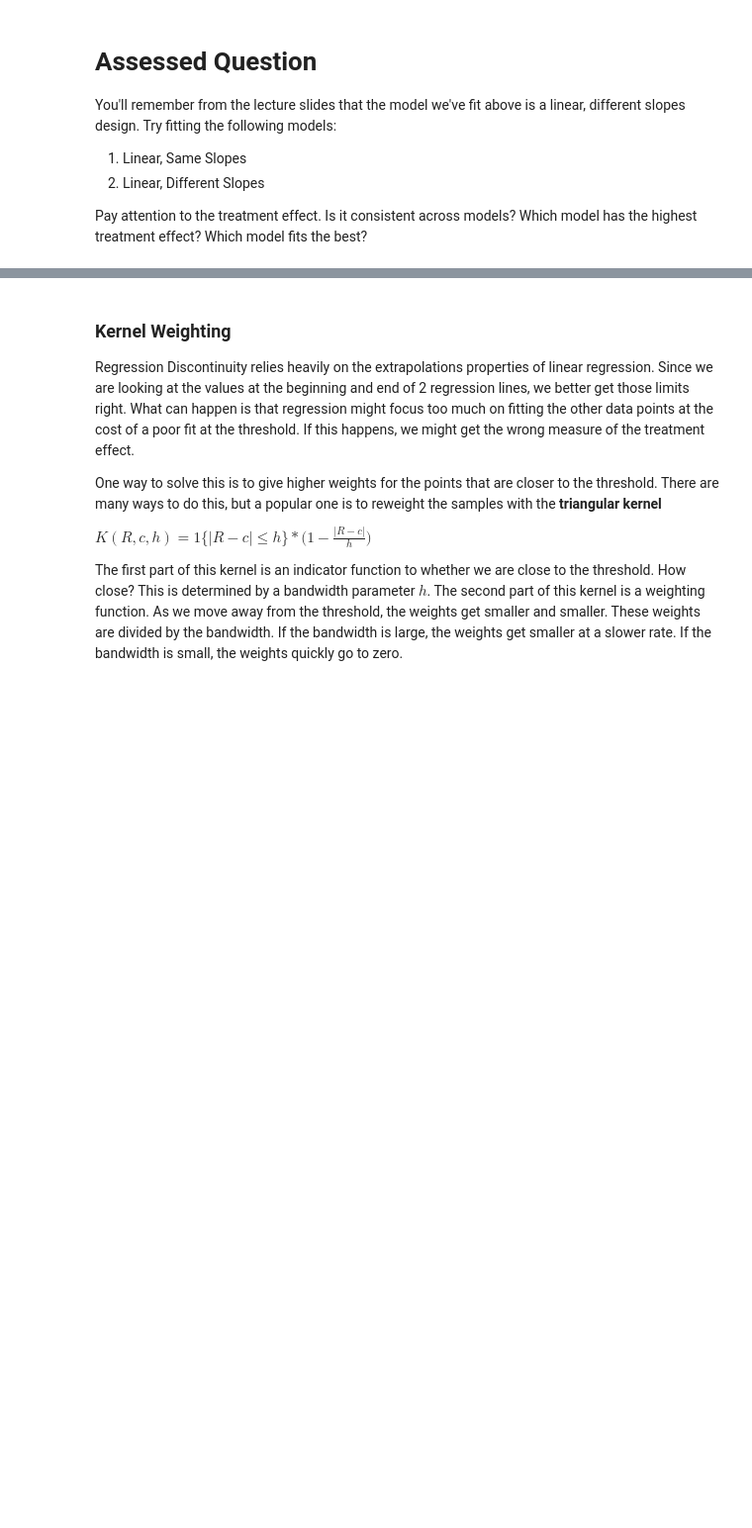
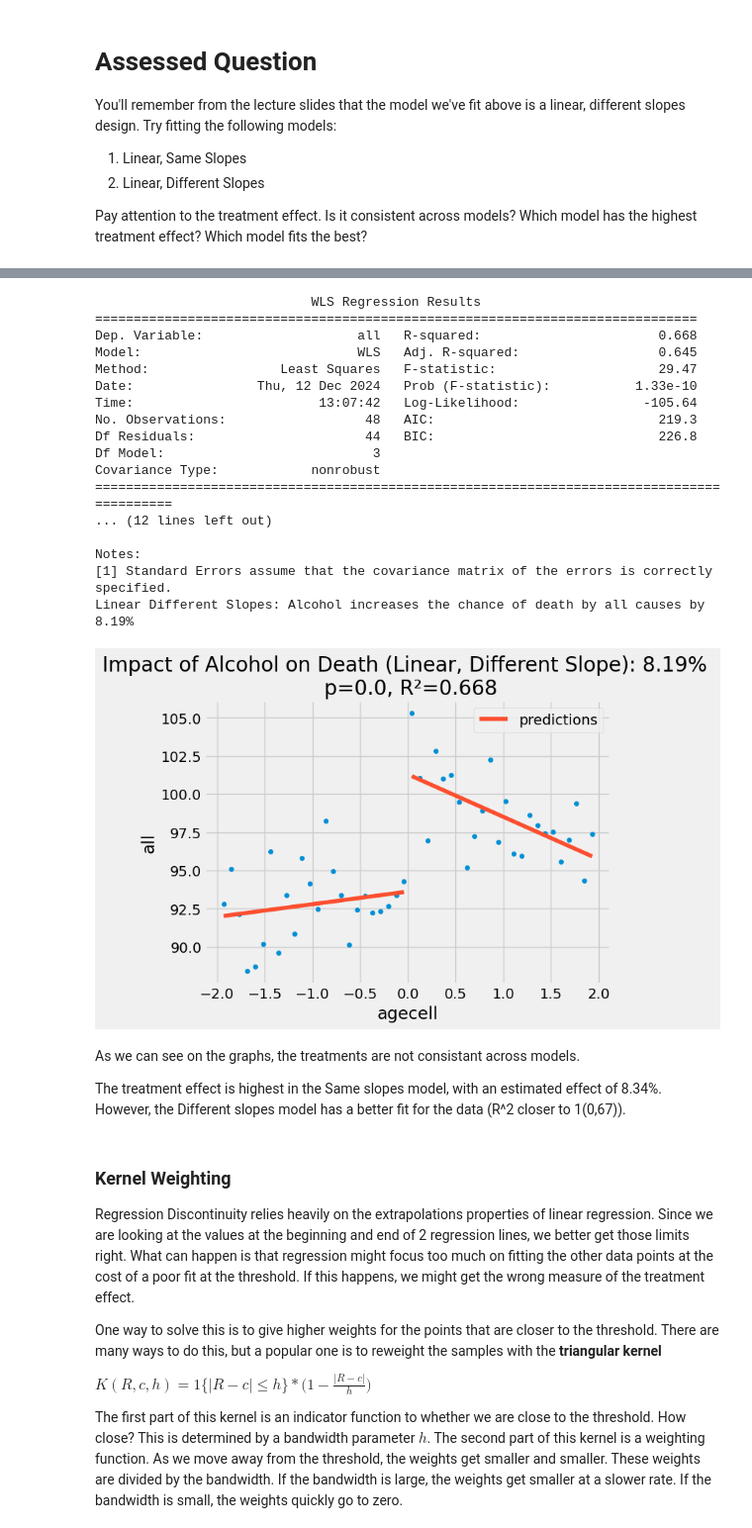
Before and after one commit to Geoschmitz/QM2, a Jupyter notebook: notebooks/W09. Regression Discontinuity.ipynb, the cells around one changed output, grey strips where cells are left out. Shown at 99% size. Saved outputs shown, nothing was run; the diff lists cells and outputs as text; code cells hidden in the pictures; blank space fills up the shorter version.

```diff
--- a/notebooks/W09. Regression Discontinuity.ipynb
+++ b/notebooks/W09. Regression Discontinuity.ipynb
@@ -298,3 +273,37 @@ The analysis compares two linear models: one assuming a consistent treatment eff
+# %%
+model_linear_different_slope = smf.wls("all ~ agecell * above_threshold", data_with_threshold).fit()
+print(model_linear_different_slope.summary())
+
+percentage_increase_different_slope = 100 * ((model_linear_different_slope.params["above_threshold"] + model_linear_different_slope.params["Intercept"]) /model_linear_different_slope.params["Intercept"] - 1)
+print("Linear Different Slopes: Alcohol increases the chance of death by all causes by {}%".format(np.round(percentage_increase_different_slope, 2)))
+
+scatter_plot_diff = drinking.plot.scatter(x="agecell", y="all", color="C0")
+data_with_threshold.assign(predictions=model_linear_different_slope.fittedvalues).plot(x="agecell", y="predictions", ax=scatter_plot_diff, color="C1")
+plt.title(f"Impact of Alcohol on Death (Linear, Different Slope): {np.round(percentage_increase_different_slope, 2)}% \n p={np.round(model_linear_different_slope.pvalues['above_threshold'], 3)}, R²={np.round(model_linear_different_slope.rsquared, 3)}")
+plt.show()
+# %% [output]
+                            WLS Regression Results
+==============================================================================
+Dep. Variable:                    all   R-squared:                       0.668
+Model:                            WLS   Adj. R-squared:                  0.645
+Method:                 Least Squares   F-statistic:                     29.47
+Date:                Thu, 12 Dec 2024   Prob (F-statistic):           1.33e-10
+Time:                        13:07:42   Log-Likelihood:                -105.64
+No. Observations:                  48   AIC:                             219.3
+Df Residuals:                      44   BIC:                             226.8
+Df Model:                           3
+Covariance Type:            nonrobust
+===========================================================================================
+... (12 lines left out)
+
+Notes:
+[1] Standard Errors assume that the covariance matrix of the errors is correctly specified.
+Linear Different Slopes: Alcohol increases the chance of death by all causes by 8.19%
+[figure, added]
+# %% [markdown]
+As we can see on the graphs, the treatments are not consistant across models.
+
+The treatment effect is highest in the Same slopes model, with an estimated effect of 8.34%. However,  the Different slopes model has a better fit for the data (R^2  closer to 1(0,67)).
 # %% [markdown]
 ### Kernel Weighting
 
```
Also changed, not shown: parts of 12 cells of this notebook.
